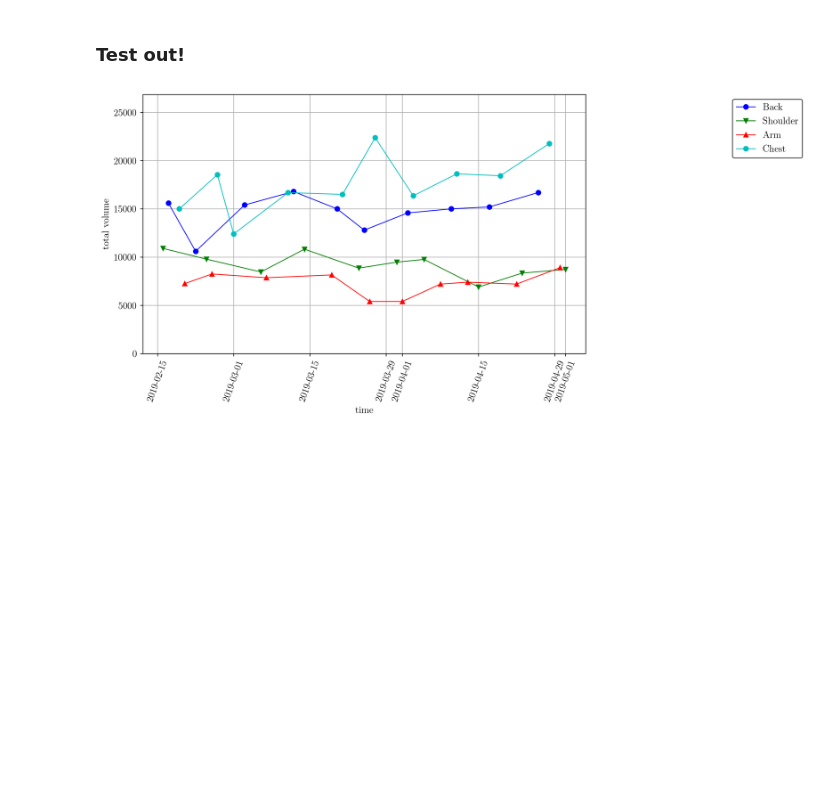
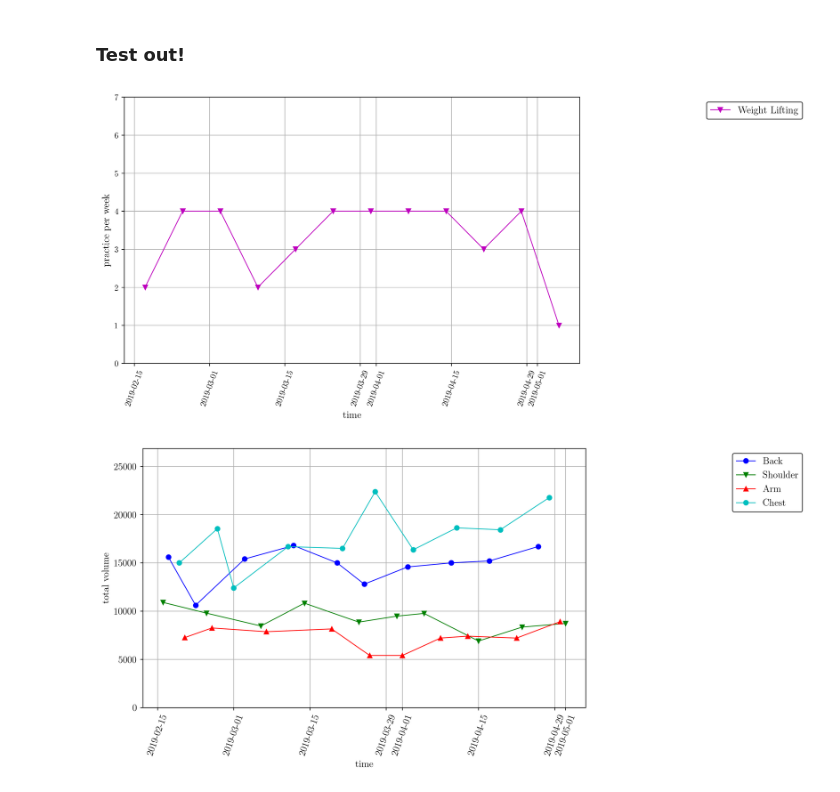
Before and after one commit to HanSunUCLA/My_Workout, a Jupyter notebook: my_workout.ipynb, the cells around one changed output. Cells and saved outputs as stored; diff of their text form; code cells hidden in the pictures; blank space fills up the shorter version.

Commit message:
added support for weekley practice intensity

```diff
--- a/my_workout.ipynb
+++ b/my_workout.ipynb
@@ -30,13 +30,14 @@ cymarker = cycle('ov^')
 class Workout:
 
     def __init__(self, range_):
-        # hard code format
+        # hard code data rows
         self.row_idx = {'Shoulder': list(range(0, 7)),
                         'Back':     list(range(9, 16)),
                         'Chest':    list(range(18, 27)),
                         'Arm':      list(range(29, 41))}
         self.cycles = []*len(range_)
         # cycle through and store data
+        self.dates_sequence = []
         for cycle_i in range_:
             cycle = {}
             cycle['idx'] = cycle_i
@@ -44,10 +45,27 @@ class Workout:
                                   + str(cycle_i))
             for _, range_ in self.row_idx.items():
                 part_block = sheet.iloc[range_, :]
+                self.dates_sequence.append(part_block.iloc[1, 0])
                 cycle[part_block.iloc[0, 0]] = part_block
             self.cycles.append(cycle)
         #
         return
+
+    def plot_practice_date(self):
+        idx = pd.date_range(self.dates_sequence[0], self.dates_sequence[-1])
+        X = pd.Series({ele: 1 for ele in self.dates_sequence})
+        X = X.reindex(idx, fill_value=0)
+        X_resampled = X.resample('W').sum()
+        plt.figure(figsize=(10, 6), dpi=250)
+        plt.plot(X_resampled, marker=next(cymarker),
+                 color=next(cycol), label='Weight Lifting')
+        plt.ylim([0, 7])
+        plt.ylabel('practice per week')
+        plt.xlabel('time')
+        plt.xticks(rotation=70)
+        plt.legend(bbox_to_anchor=(1.5, 1))
+        plt.grid()
+        plt.show()
 
     def plot_body(self, part_names):
         plt.figure(figsize=(10, 6), dpi=250)
@@ -74,6 +92,7 @@ class Workout:
         return
 
     def plot_muscle_group(self, part_name, plot_type):
+        # hard code data columns
         if plot_type == 'total volume':
             self._plot_muscle_group(part_name, plot_type, [-1])
         elif plot_type == 'weight per rep':
@@ -105,7 +124,7 @@ class Workout:
                 if part_block.iloc[i_practice, -1] > 0:
                     for ind in indices:
                         Y[i_practice][i_cycle] *= part_block.iloc[i_practice,
-                                                             ind]
+                                                                  ind]
         X = np.array(X)
         labels = list(part_block.iloc[:, 1])
         #
@@ -129,6 +148,10 @@ class Workout:
 ### Test out!
 # %%
 my_workout = Workout(range(1, 11))
+# %%
+my_workout.plot_practice_date()
+# %% [output]
+[figure, added]
 # %%
 my_workout.plot_body(['Back', 'Shoulder', 'Arm', 'Chest'])
 # %% [output]
```
